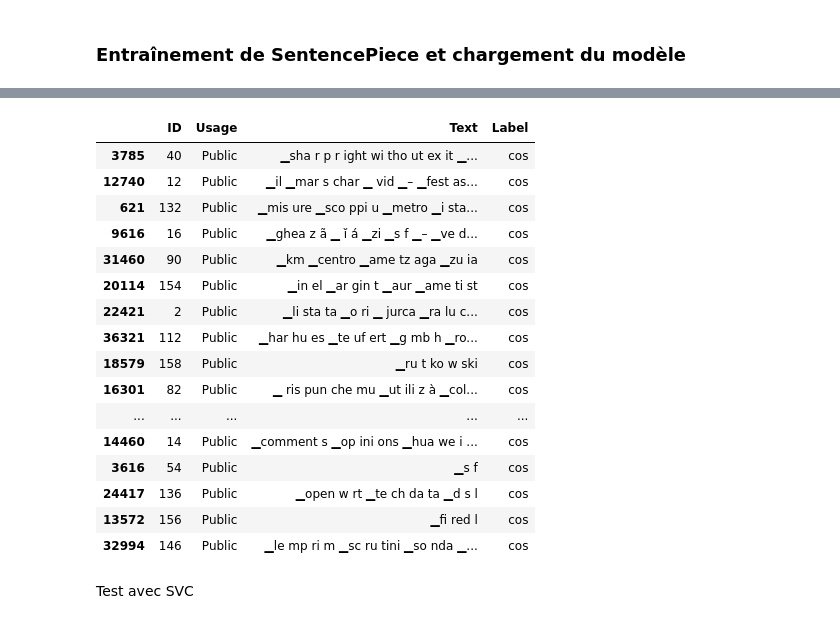
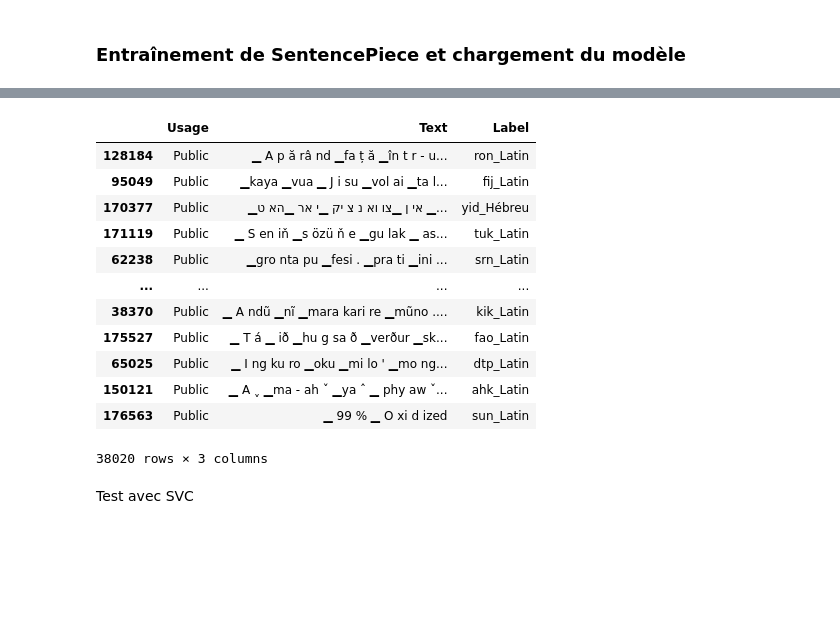
Before and after one commit to paullebolloch/kaggle_nlp, a Jupyter notebook: version_hippo.ipynb, the cells around one changed output, grey strips where cells are left out. Drawn from its saved outputs; the diff is of its cells as text; code cells hidden in the pictures; blank space fills up the shorter version.

Commit message:
last version

```diff
--- a/version_hippo.ipynb
+++ b/version_hippo.ipynb
@@ -335,5 +347,5 @@ def sentencepiece_tokenize(text):
 # %%
 train_set_second_version = train_set.copy()
 val_set_second_version = val_set.copy()
-train_set_second_version = pre_processing(train_set_second_version, remove_espace=False)
-val_set_second_version = pre_processing(val_set_second_version, remove_espace=False)
+# train_set_second_version = pre_processing(train_set_second_version, remove_espace=False, not_test=True, need_to_clean=False)
+# val_set_second_version = pre_processing(val_set_second_version, remove_espace=False, not_test=True, need_to_clean=False)
@@ -340,3 +416,6 @@ val_set_second_version = pre_processing(val_set_second_version, remove_espace=Fa
+# %%
+train_set_second_version = add_alphabet_to_label(train_set_second_version)
+val_set_second_version = add_alphabet_to_label(val_set_second_version)
 # %%
 # Appliquer SentencePiece à ton dataset
 train_set_second_version['Text'] = train_set_second_version['Text'].progress_apply(sentencepiece_tokenize)
@@ -414,22 +524,18 @@ yue: F1-score = 0.0000, Precision = 0.0000, Recall = 0.0000, Support = 21.0
-# %%
-val_set_second_version[val_set_second_version['Label'] == 'cos']
-# %% [output]
-|  | ID | Usage | Text | Label |
-| 3785 | 40 | Public | ▁sha r p r ight wi tho ut ex it ▁... | cos |
-| 12740 | 12 | Public | ▁il ▁mar s char ▁ vid ▁– ▁fest as... | cos |
-| 621 | 132 | Public | ▁mis ure ▁sco ppi u ▁metro ▁i sta... | cos |
-| 9616 | 16 | Public | ▁ghea z ã ▁ ĭ á ▁zi ▁s f ▁– ▁ve d... | cos |
-| 31460 | 90 | Public | ▁km ▁centro ▁ame tz aga ▁zu ia | cos |
-| 20114 | 154 | Public | ▁in el ▁ar gin t ▁aur ▁ame ti st | cos |
-| 22421 | 2 | Public | ▁li sta ta ▁o ri ▁ jurca ▁ra lu c... | cos |
-| 36321 | 112 | Public | ▁har hu es ▁te uf ert ▁g mb h ▁ro... | cos |
-| 18579 | 158 | Public | ▁ru t ko w ski | cos |
-| 16301 | 82 | Public | ▁ ris pun che mu ▁ut ili z à ▁col... | cos |
-| ... | ... | ... | ... | ... |
-| 14460 | 14 | Public | ▁comment s ▁op ini ons ▁hua we i ... | cos |
-| 3616 | 54 | Public | ▁s f | cos |
-| 24417 | 136 | Public | ▁open w rt ▁te ch da ta ▁d s l | cos |
-| 13572 | 156 | Public | ▁fi red l | cos |
-| 32994 | 146 | Public | ▁le mp ri m ▁sc ru tini ▁so nda ▁... | cos |
+# %%
+val_set_second_version
+# %% [output]
+|  | Usage | Text | Label |
+| 128184 | Public | ▁ A p ă râ nd ▁fa ț ă ▁în t r - u... | ron_Latin |
+| 95049 | Public | ▁kaya ▁vua ▁ J i su ▁vol ai ▁ta l... | fij_Latin |
+| 170377 | Public | ▁אי ן ▁צו וא נ צ יק ▁י אר ▁הא ט ▁... | yid_Hébreu |
+| 171119 | Public | ▁ S en iň ▁s özü ň e ▁gu lak ▁ as... | tuk_Latin |
+| 62238 | Public | ▁gro nta pu ▁fesi . ▁pra ti ▁ini ... | srn_Latin |
+| ... | ... | ... | ... |
+| 38370 | Public | ▁ A ndũ ▁nĩ ▁mara kari re ▁mũno .... | kik_Latin |
+| 175527 | Public | ▁ T á ▁ ið ▁hu g sa ð ▁verður ▁sk... | fao_Latin |
+| 65025 | Public | ▁ I ng ku ro ▁oku ▁mi lo ' ▁mo ng... | dtp_Latin |
+| 150121 | Public | ▁ A ˬ ▁ma - ah ˇ ▁ya ˆ ▁ phy aw ˇ... | ahk_Latin |
+| 176563 | Public | ▁ 99 % ▁ O xi d ized | sun_Latin |
+38020 rows × 3 columns
 # %% [markdown]
 Test avec SVC
```
Also changed, not shown: parts of 36 cells of this notebook.
